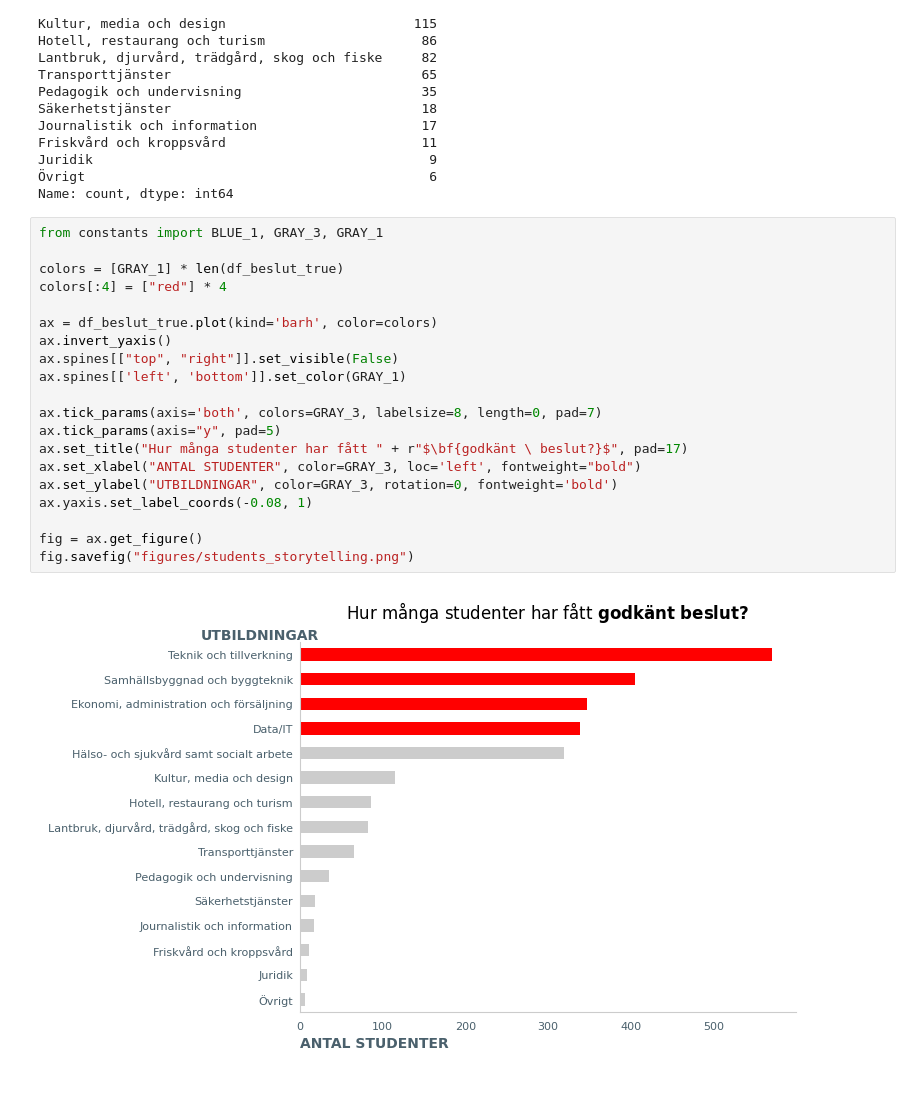
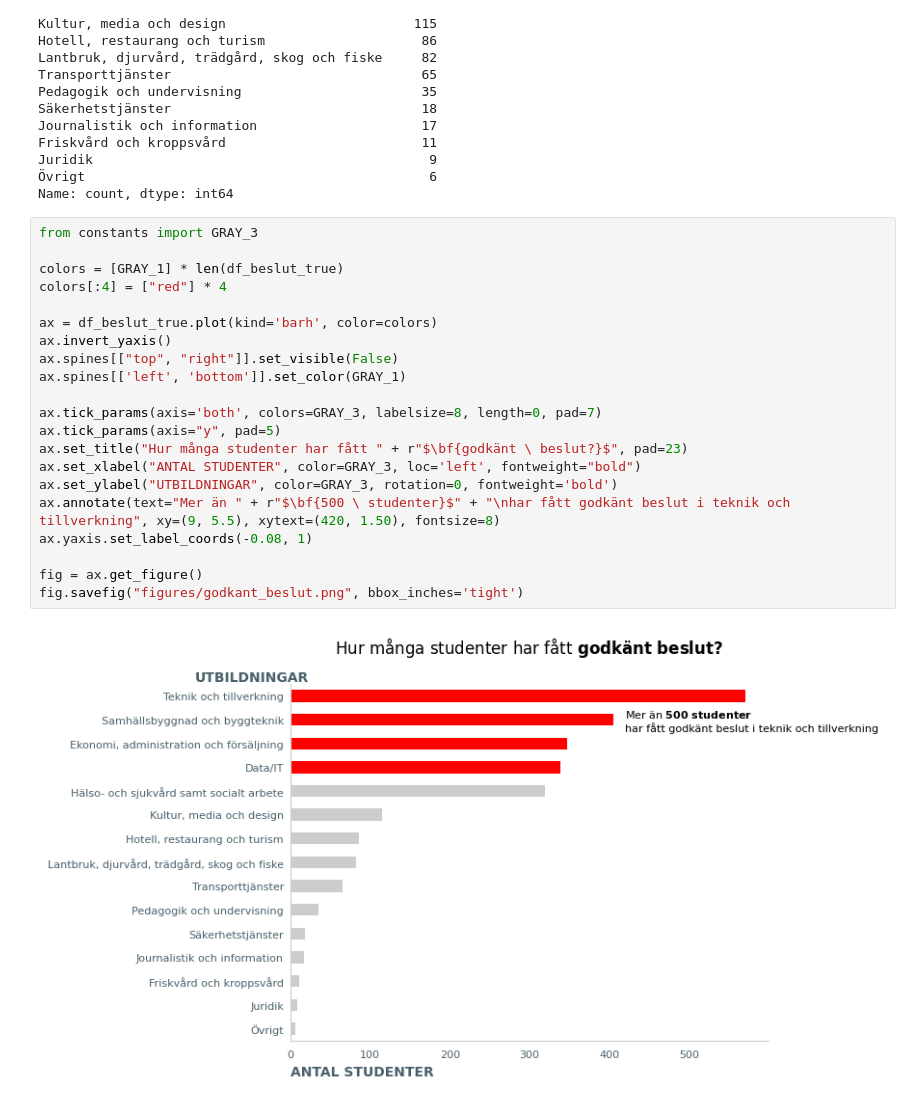
Before and after one commit to REAndreas/The_skool_grupp_3, a Jupyter notebook: storytelling/storytelling.ipynb, the cells around one changed output. Saved outputs shown, nothing was run; the diff lists cells and outputs as text.

Commit message:
fixing graphs

```diff
--- a/storytelling/storytelling.ipynb
+++ b/storytelling/storytelling.ipynb
@@ -82,24 +82,25 @@ Juridik                                           9
 Övrigt                                            6
 Name: count, dtype: int64
 # %%
-from constants import BLUE_1, GRAY_3, GRAY_1
+from constants import GRAY_3
 
 colors = [GRAY_1] * len(df_beslut_true)
 colors[:4] = ["red"] * 4
 
 ax = df_beslut_true.plot(kind='barh', color=colors)
 ax.invert_yaxis()
 ax.spines[["top", "right"]].set_visible(False)
 ax.spines[['left', 'bottom']].set_color(GRAY_1)
 
 ax.tick_params(axis='both', colors=GRAY_3, labelsize=8, length=0, pad=7)
 ax.tick_params(axis="y", pad=5)
-ax.set_title("Hur många studenter har fått " + r"$\bf{godkänt \ beslut?}$", pad=17)
+ax.set_title("Hur många studenter har fått " + r"$\bf{godkänt \ beslut?}$", pad=23)
 ax.set_xlabel("ANTAL STUDENTER", color=GRAY_3, loc='left', fontweight="bold")
 ax.set_ylabel("UTBILDNINGAR", color=GRAY_3, rotation=0, fontweight='bold')
+ax.annotate(text="Mer än " + r"$\bf{500 \ studenter}$" + "\nhar fått godkänt beslut i teknik och tillverkning", xy=(9, 5.5), xytext=(420, 1.50), fontsize=8)
 ax.yaxis.set_label_coords(-0.08, 1)
 
 fig = ax.get_figure()
-fig.savefig("figures/students_storytelling.png")
+fig.savefig("figures/godkant_beslut.png", bbox_inches='tight')
 # %% [output]
-[figure, old version]
+[figure, new version]
```
Also changed, not shown: 6 other files.
